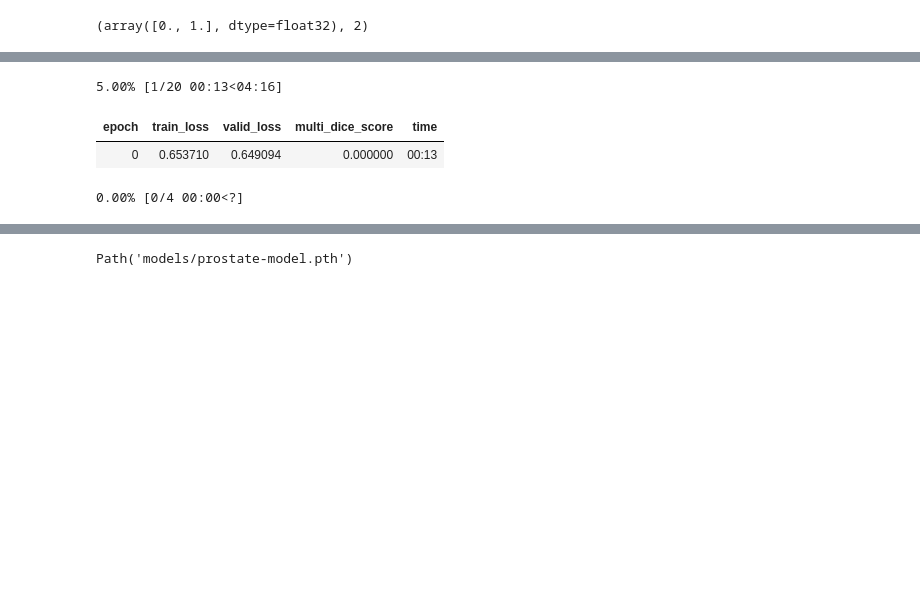
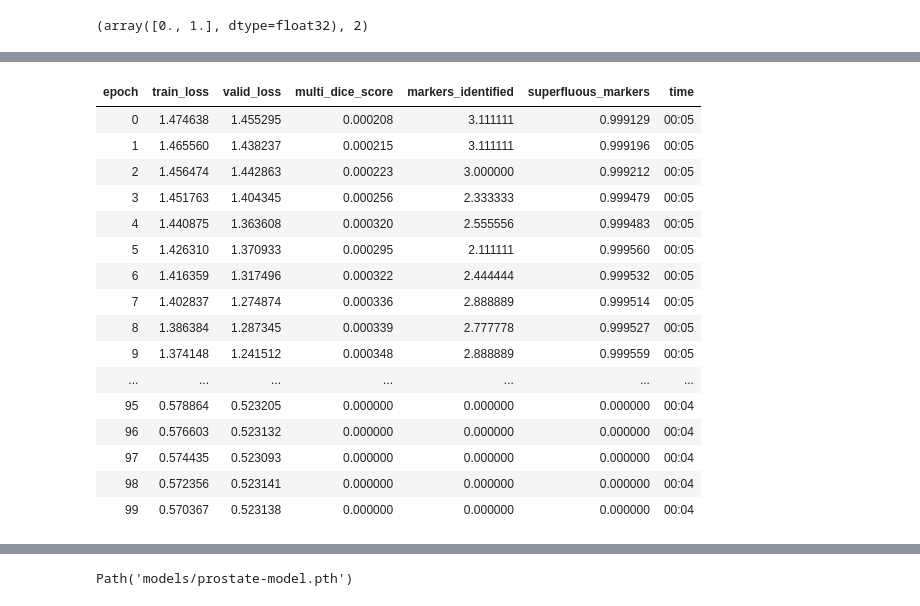
Before and after one commit to astewartau/prostate, a Jupyter notebook: prostate.ipynb, the cells around one changed output, grey strips where cells are left out. Saved outputs shown, nothing was run; the diff lists cells and outputs as text; code cells hidden in the pictures; blank space fills up the shorter version.

```diff
--- a/prostate.ipynb
+++ b/prostate.ipynb
@@ -88,0 +64,4 @@ item_tfms= [
+# %%
+suggested_voxelsize, requires_resampling = med_dataset.suggestion()
+print(f"Suggested voxel size: {suggested_voxelsize}")
+print(f"Requires resampling: {requires_resampling}")
@@ -99,2 +157,0 @@ dblock = MedDataBlock(
-# %%
-dls = dblock.dataloaders(train_df, bs=bs)
@@ -124,2 +201,32 @@ loss_func = CustomLoss(loss_func=DiceCELoss(to_onehot_y=True, include_background
+# %%
+class SuperfluousMarkers(fastai.metrics.Metric):
+    def __init__(self):
+        super().__init__()
+        self.targ_marker_count = 0
+        self.pred_marker_count = 0
+        self.overlap_count = 0
+
+    def reset(self):
+        self.targ_marker_count = 0
+        self.pred_marker_count = 0
+        self.overlap_count = 0
+
+    def accumulate(self, learn):
+        pred = learn.pred.argmax(dim=1).cpu().numpy()
+        targ = learn.y.cpu().numpy()
+        for i in range(targ.shape[0]):
+            _, pred_nlabels = scipy.ndimage.label(pred[i])
+            _, targ_nlabels = scipy.ndimage.label(targ[i])
+            overlap = np.array(np.logical_and(pred[i] == targ[i], pred[i] != 0), dtype=int)
+            _, n_overlaps = scipy.ndimage.label(overlap)
+
+
+            self.pred_marker_count += pred_nlabels
+            self.targ_marker_count += targ_nlabels
+            self.overlap_count += n_overlaps
+
+    @property
+    def value(self):
+        return float(self.pred_marker_count - self.overlap_count) / max(1., float(self.pred_marker_count))
 # %%
-learn = Learner(dls, model, loss_func=loss_func, opt_func=ranger, metrics=multi_dice_score)#.to_fp16()
+learn = Learner(dls, model, loss_func=loss_func, opt_func=ranger, metrics=[multi_dice_score, MarkersIdentified(), SuperfluousMarkers()])#.to_fp16()
@@ -132,9 +235,22 @@ SuggestedLRs(valley=0.002511886414140463)
 # %%
 lr = 0.003
 # %%
-learn.fit_flat_cos(20 ,lr)
+learn.fit_flat_cos(100, lr)
 # %% [output]
-5.00% [1/20 00:13<04:16]
-| epoch | train_loss | valid_loss | multi_dice_score | time |
-| 0 | 0.653710 | 0.649094 | 0.000000 | 00:13 |
+| epoch | train_loss | valid_loss | multi_dice_score | markers_identified | superfluous_markers | time |
+| 0 | 1.474638 | 1.455295 | 0.000208 | 3.111111 | 0.999129 | 00:05 |
+| 1 | 1.465560 | 1.438237 | 0.000215 | 3.111111 | 0.999196 | 00:05 |
+| 2 | 1.456474 | 1.442863 | 0.000223 | 3.000000 | 0.999212 | 00:05 |
+| 3 | 1.451763 | 1.404345 | 0.000256 | 2.333333 | 0.999479 | 00:05 |
+| 4 | 1.440875 | 1.363608 | 0.000320 | 2.555556 | 0.999483 | 00:05 |
+| 5 | 1.426310 | 1.370933 | 0.000295 | 2.111111 | 0.999560 | 00:05 |
+| 6 | 1.416359 | 1.317496 | 0.000322 | 2.444444 | 0.999532 | 00:05 |
+| 7 | 1.402837 | 1.274874 | 0.000336 | 2.888889 | 0.999514 | 00:05 |
+| 8 | 1.386384 | 1.287345 | 0.000339 | 2.777778 | 0.999527 | 00:05 |
+| 9 | 1.374148 | 1.241512 | 0.000348 | 2.888889 | 0.999559 | 00:05 |
+| ... | ... | ... | ... | ... | ... | ... |
+| 95 | 0.578864 | 0.523205 | 0.000000 | 0.000000 | 0.000000 | 00:04 |
+| 96 | 0.576603 | 0.523132 | 0.000000 | 0.000000 | 0.000000 | 00:04 |
+| 97 | 0.574435 | 0.523093 | 0.000000 | 0.000000 | 0.000000 | 00:04 |
+| 98 | 0.572356 | 0.523141 | 0.000000 | 0.000000 | 0.000000 | 00:04 |
+| 99 | 0.570367 | 0.523138 | 0.000000 | 0.000000 | 0.000000 | 00:04 |
-0.00% [0/4 00:00<?]
```
Also changed, not shown: parts of 52 cells of this notebook.
